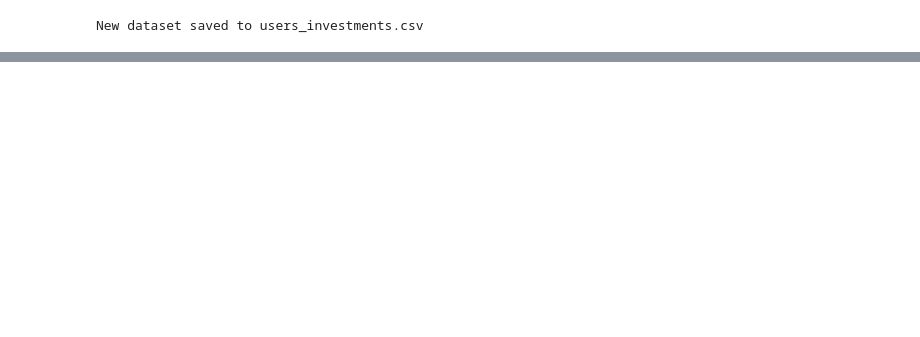
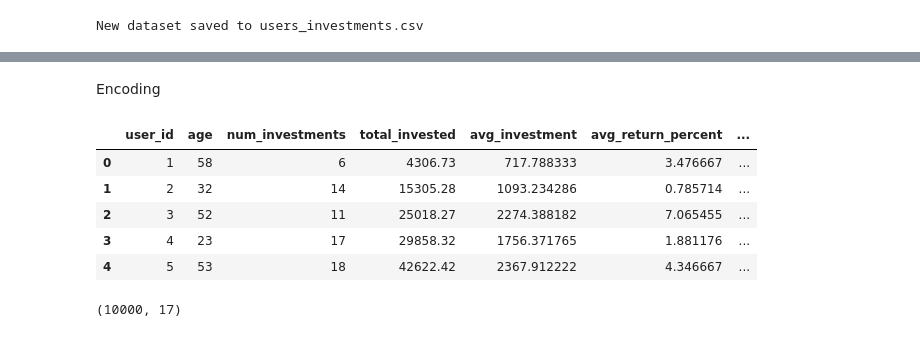
Before and after one commit to Begge10850/invetsment_recommendation, a Jupyter notebook: investments.ipynb, the cells around one changed output, grey strips where cells are left out. Saved outputs shown, nothing was run; the diff lists cells and outputs as text; code cells hidden in the pictures; blank space fills up the shorter version.

```diff
--- a/investments.ipynb
+++ b/investments.ipynb
@@ -250,0 +274,36 @@ New dataset saved to users_investments.csv
+# %% [markdown]
+Encoding
+# %%
+#We will use 2 encoding techniques to encode the categorical variables in the dataset. The first one is ordinal encoding which is used for ordinal categorical variables. The second one is one-hot encoding which is used for nominal categorical variables.
+
+us_df_encoded = us_df_modified.copy()
+
+#Ordinal Encoding
+#Defining the mapping for the ordinal categorical variables
+income_order = {'Low': 1, 'Medium': 2, 'High': 3}
+investment_order = {'Novice': 1, 'Intermediate': 2, 'Expert': 3}
+dominant_risk_order = {'None': 1, 'Low': 2, 'Medium': 3, 'High': 4}
+
+#Applying the mapping to the ordinal categorical variables
+us_df_encoded['income_level_encoded'] = us_df_encoded['income_level'].map(income_order)
+us_df_encoded['investment_experience_encoded'] = us_df_encoded['investment_experience'].map(investment_order)
+
+# One-hot encode dominant_category
+dominant_category_encoded = pd.get_dummies(us_df_modified['dominant_category'], prefix='category', dtype='int')
+us_df_encoded = pd.concat([us_df_encoded, dominant_category_encoded], axis=1)
+
+#Dropping the original categorical columns from the dataset
+us_df_encoded.drop(columns=['dominant_category', 'income_level', 'investment_experience'], inplace=True)
+
+us_df_encoded.head()
+# %% [output]
+|  | user_id | age | num_investments | total_invested | avg_investment | avg_return_percent | ... |
+| 0 | 1 | 58 | 6 | 4306.73 | 717.788333 | 3.476667 | ... |
+| 1 | 2 | 32 | 14 | 15305.28 | 1093.234286 | 0.785714 | ... |
+| 2 | 3 | 52 | 11 | 25018.27 | 2274.388182 | 7.065455 | ... |
+| 3 | 4 | 23 | 17 | 29858.32 | 1756.371765 | 1.881176 | ... |
+| 4 | 5 | 53 | 18 | 42622.42 | 2367.912222 | 4.346667 | ... |
+# %%
+us_df_encoded.shape
+# %% [output]
+(10000, 17)
```
Also changed, not shown: parts of 34 cells of this notebook, 2 other files.
